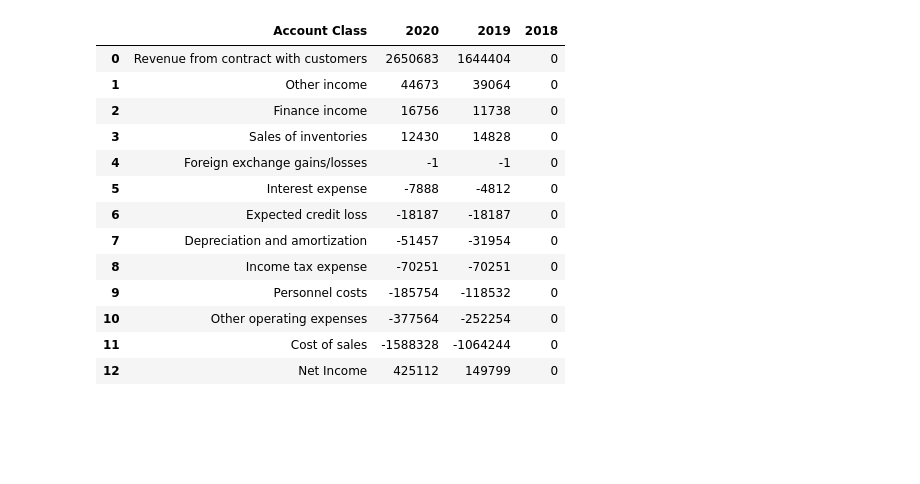
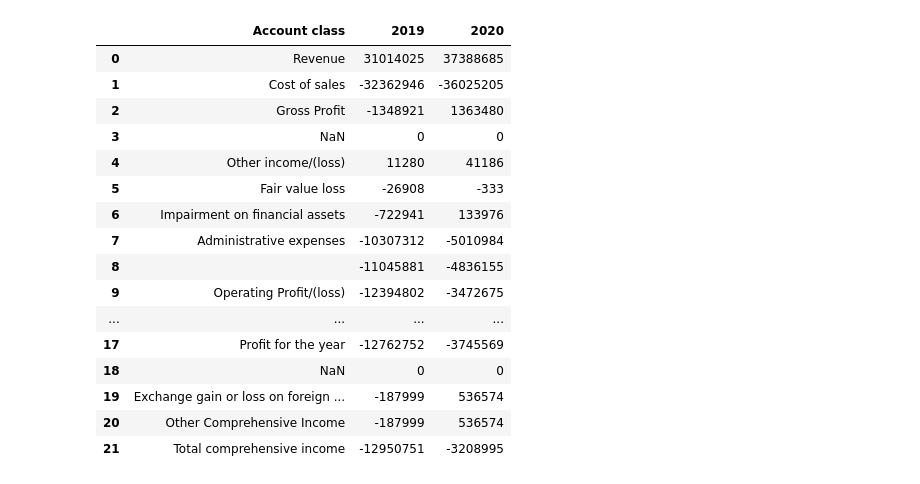
Before and after one commit to nkwachiabel/accounting_functions, a Jupyter notebook: Accounting functions/Accounting functions notebook.ipynb, the cells around one changed output. Saved outputs shown, nothing was run; the diff lists cells and outputs as text; code cells hidden in the pictures; blank space fills up the shorter version.

```diff
--- a/Accounting functions/Accounting functions notebook.ipynb
+++ b/Accounting functions/Accounting functions notebook.ipynb
@@ -66,19 +28,0 @@ testing2
-# %%
-testing3 = acfn.inc_stmt(trial_bal_test_3, 'FS Classification', 'Income_Statement', 'Account Code', 'Account Class',1000,
-              rounding=0, positive=False)
-testing3
-# %% [output]
-|  | Account Class | 2020 | 2019 | 2018 |
-| 0 | Revenue from contract with customers | 2650683 | 1644404 | 0 |
-| 1 | Other income | 44673 | 39064 | 0 |
-| 2 | Finance income | 16756 | 11738 | 0 |
-| 3 | Sales of inventories | 12430 | 14828 | 0 |
-| 4 | Foreign exchange gains/losses | -1 | -1 | 0 |
-| 5 | Interest expense | -7888 | -4812 | 0 |
-| 6 | Expected credit loss | -18187 | -18187 | 0 |
-| 7 | Depreciation and amortization | -51457 | -31954 | 0 |
-| 8 | Income tax expense | -70251 | -70251 | 0 |
-| 9 | Personnel costs | -185754 | -118532 | 0 |
-| 10 | Other operating expenses | -377564 | -252254 | 0 |
-| 11 | Cost of sales | -1588328 | -1064244 | 0 |
-| 12 | Net Income | 425112 | 149799 | 0 |
@@ -88,0 +29,37 @@ trial_bal_test_3
+# %%
+# trial bal 1
+ac_cls_1 = 'Account class'
+revenue_1 = 'Revenue'
+cos_of_sale_1 = 'Cost of sales'
+fin_income_1 = 'Finance income'
+int_expense_1 = 'Finance cost'
+income_tax_1 = 'Income tax expense'
+oci_rcls_1 = 'OCI-Reclass'
+oci_no_rcls_1 = None
+fs_class_1 = 'FS Classification'
+p_and_l_1 = 'IS'
+ac_code_1 = 'ACCOUNT CODE'
+num_conv_1 = 1
+rounding_1 = 0
+
+incst11 = acfn.det_inc_stmt(trial_bal_test_1, ac_cls_1, revenue_1, cos_of_sale_1, fin_income_1, int_expense_1, income_tax_1,
+                       oci_rcls_1, oci_no_rcls_1, fs_class_1, p_and_l_1, ac_code_1, num_conv_1, rounding_1)
+incst11
+# %% [output]
+|  | Account class | 2019 | 2020 |
+| 0 | Revenue | 31014025 | 37388685 |
+| 1 | Cost of sales | -32362946 | -36025205 |
+| 2 | Gross Profit | -1348921 | 1363480 |
+| 3 | NaN | 0 | 0 |
+| 4 | Other income/(loss) | 11280 | 41186 |
+| 5 | Fair value loss | -26908 | -333 |
+| 6 | Impairment on financial assets | -722941 | 133976 |
+| 7 | Administrative expenses | -10307312 | -5010984 |
+| 8 |  | -11045881 | -4836155 |
+| 9 | Operating Profit/(loss) | -12394802 | -3472675 |
+| ... | ... | ... | ... |
+| 17 | Profit for the year | -12762752 | -3745569 |
+| 18 | NaN | 0 | 0 |
+| 19 | Exchange gain or loss on foreign ... | -187999 | 536574 |
+| 20 | Other Comprehensive Income | -187999 | 536574 |
+| 21 | Total comprehensive income | -12950751 | -3208995 |
```
Also changed, not shown: parts of 44 cells of this notebook, 2 other files.
